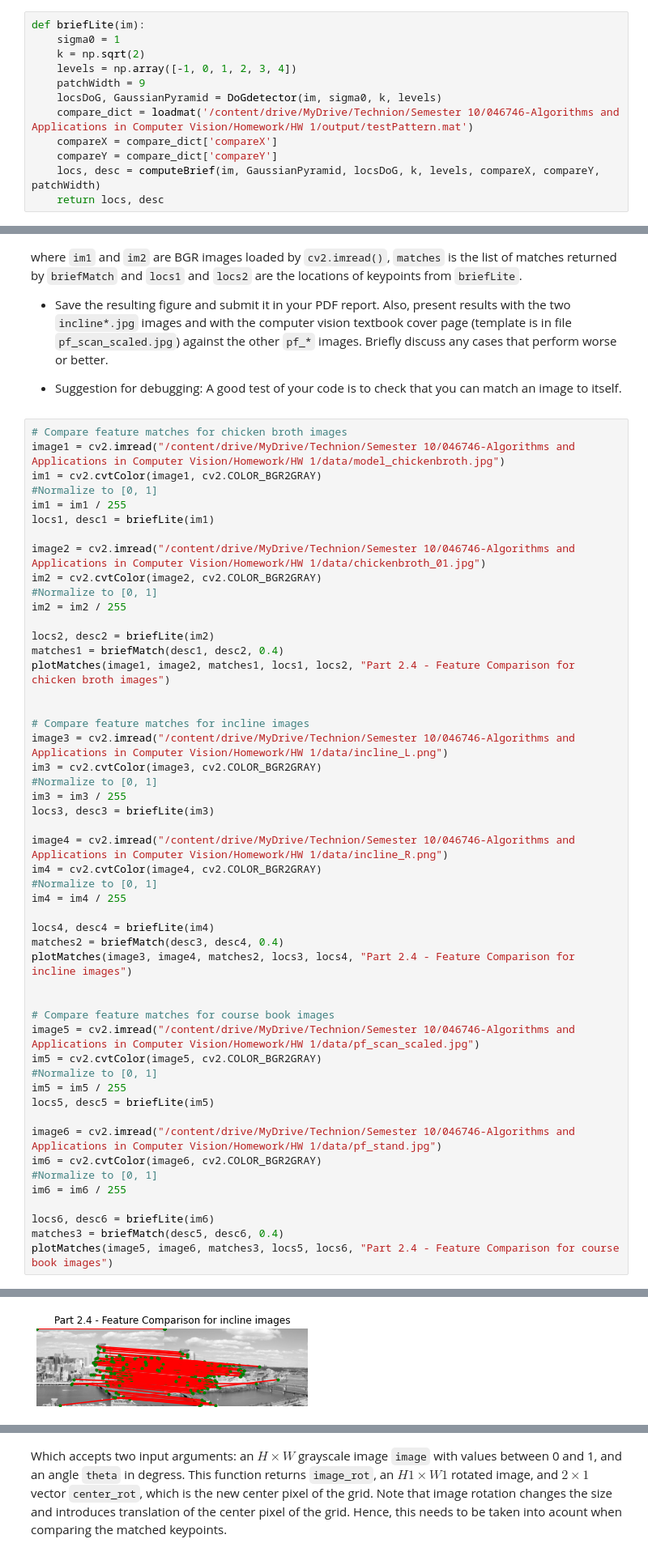
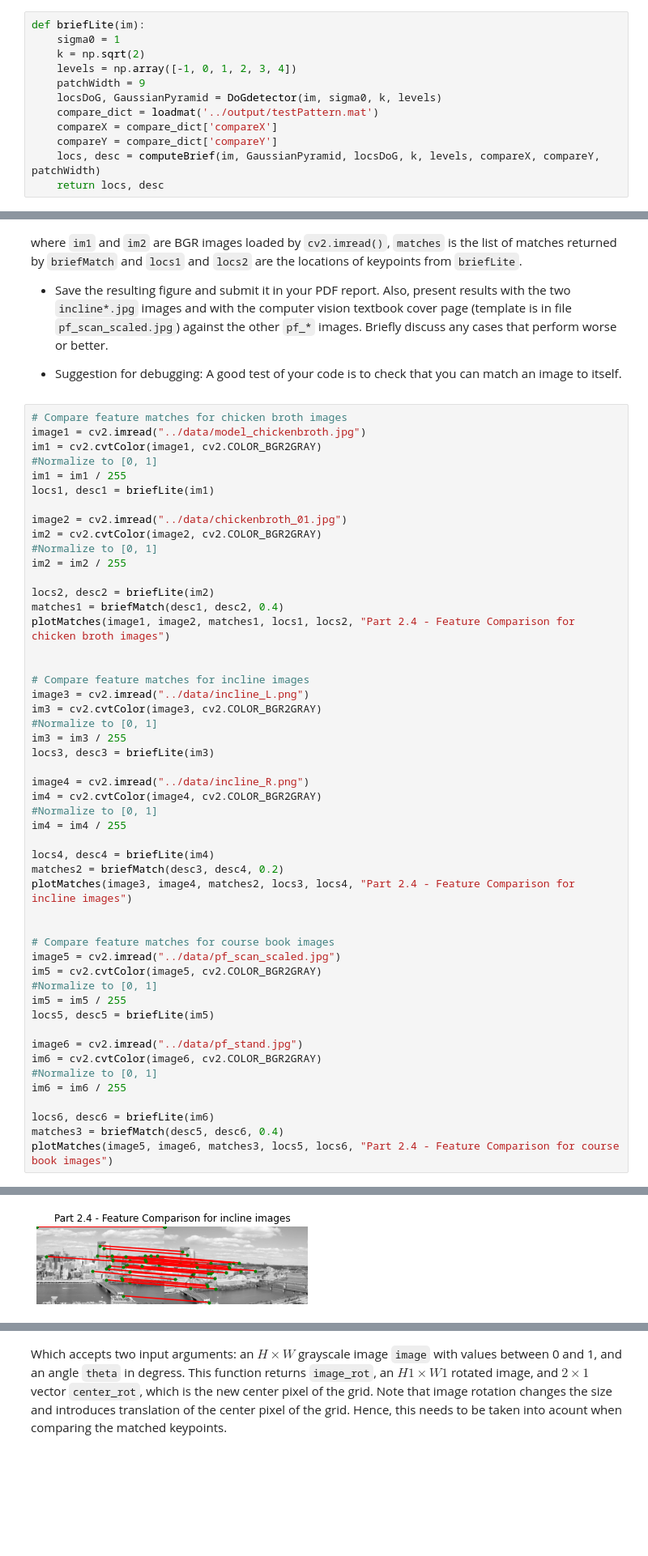
Before and after one commit to AnElectricalEngineer/Computer-Vision-HW-1, a Jupyter notebook: code/ee046746_hw1_features.ipynb, the cells around one changed output, grey strips where cells are left out. Shown at 81% size. Saved outputs shown, nothing was run; the diff lists cells and outputs as text; blank space fills up the shorter version.

```diff
--- a/code/ee046746_hw1_features.ipynb
+++ b/code/ee046746_hw1_features.ipynb
@@ -473,7 +476,7 @@ def briefLite(im):
     levels = np.array([-1, 0, 1, 2, 3, 4])
     patchWidth = 9
     locsDoG, GaussianPyramid = DoGdetector(im, sigma0, k, levels)
-    compare_dict = loadmat('/content/drive/MyDrive/Technion/Semester 10/046746-Algorithms and Applications in Computer Vision/Homework/HW 1/output/testPattern.mat')
+    compare_dict = loadmat('../output/testPattern.mat')
     compareX = compare_dict['compareX']
     compareY = compare_dict['compareY']
     locs, desc = computeBrief(im, GaussianPyramid, locsDoG, k, levels, compareX, compareY, patchWidth)
@@ -545,13 +548,13 @@ where `im1` and `im2` are BGR images loaded by `cv2.imread()`, `matches` is the
 * Suggestion for debugging: A good test of your code is to check that you can match an image to itself.
 # %%
 # Compare feature matches for chicken broth images
-image1 = cv2.imread("/content/drive/MyDrive/Technion/Semester 10/046746-Algorithms and Applications in Computer Vision/Homework/HW 1/data/model_chickenbroth.jpg")
+image1 = cv2.imread("../data/model_chickenbroth.jpg")
 im1 = cv2.cvtColor(image1, cv2.COLOR_BGR2GRAY)
 #Normalize to [0, 1]
 im1 = im1 / 255
 locs1, desc1 = briefLite(im1)
 
-image2 = cv2.imread("/content/drive/MyDrive/Technion/Semester 10/046746-Algorithms and Applications in Computer Vision/Homework/HW 1/data/chickenbroth_01.jpg")
+image2 = cv2.imread("../data/chickenbroth_01.jpg")
 im2 = cv2.cvtColor(image2, cv2.COLOR_BGR2GRAY)
 #Normalize to [0, 1]
 im2 = im2 / 255
@@ -562,30 +565,30 @@ plotMatches(image1, image2, matches1, locs1, locs2, "Part 2.4 - Feature Comparis
 
 
 # Compare feature matches for incline images
-image3 = cv2.imread("/content/drive/MyDrive/Technion/Semester 10/046746-Algorithms and Applications in Computer Vision/Homework/HW 1/data/incline_L.png")
+image3 = cv2.imread("../data/incline_L.png")
 im3 = cv2.cvtColor(image3, cv2.COLOR_BGR2GRAY)
 #Normalize to [0, 1]
 im3 = im3 / 255
 locs3, desc3 = briefLite(im3)
 
-image4 = cv2.imread("/content/drive/MyDrive/Technion/Semester 10/046746-Algorithms and Applications in Computer Vision/Homework/HW 1/data/incline_R.png")
+image4 = cv2.imread("../data/incline_R.png")
 im4 = cv2.cvtColor(image4, cv2.COLOR_BGR2GRAY)
 #Normalize to [0, 1]
 im4 = im4 / 255
 
 locs4, desc4 = briefLite(im4)
-matches2 = briefMatch(desc3, desc4, 0.4)
+matches2 = briefMatch(desc3, desc4, 0.2)
 plotMatches(image3, image4, matches2, locs3, locs4, "Part 2.4 - Feature Comparison for incline images")
 
 
 # Compare feature matches for course book images
-image5 = cv2.imread("/content/drive/MyDrive/Technion/Semester 10/046746-Algorithms and Applications in Computer Vision/Homework/HW 1/data/pf_scan_scaled.jpg")
+image5 = cv2.imread("../data/pf_scan_scaled.jpg")
 im5 = cv2.cvtColor(image5, cv2.COLOR_BGR2GRAY)
 #Normalize to [0, 1]
 im5 = im5 / 255
 locs5, desc5 = briefLite(im5)
 
-image6 = cv2.imread("/content/drive/MyDrive/Technion/Semester 10/046746-Algorithms and Applications in Computer Vision/Homework/HW 1/data/pf_stand.jpg")
+image6 = cv2.imread("../data/pf_stand.jpg")
 im6 = cv2.cvtColor(image6, cv2.COLOR_BGR2GRAY)
 #Normalize to [0, 1]
 im6 = im6 / 255
@@ -598 +601 @@ plotMatches(image5, image6, matches3, locs5, locs6, "Part 2.4 - Feature Comparis
-[figure, old version]
+[figure, new version]
```
Also changed, not shown: parts of 5 cells of this notebook, 11 other files.
